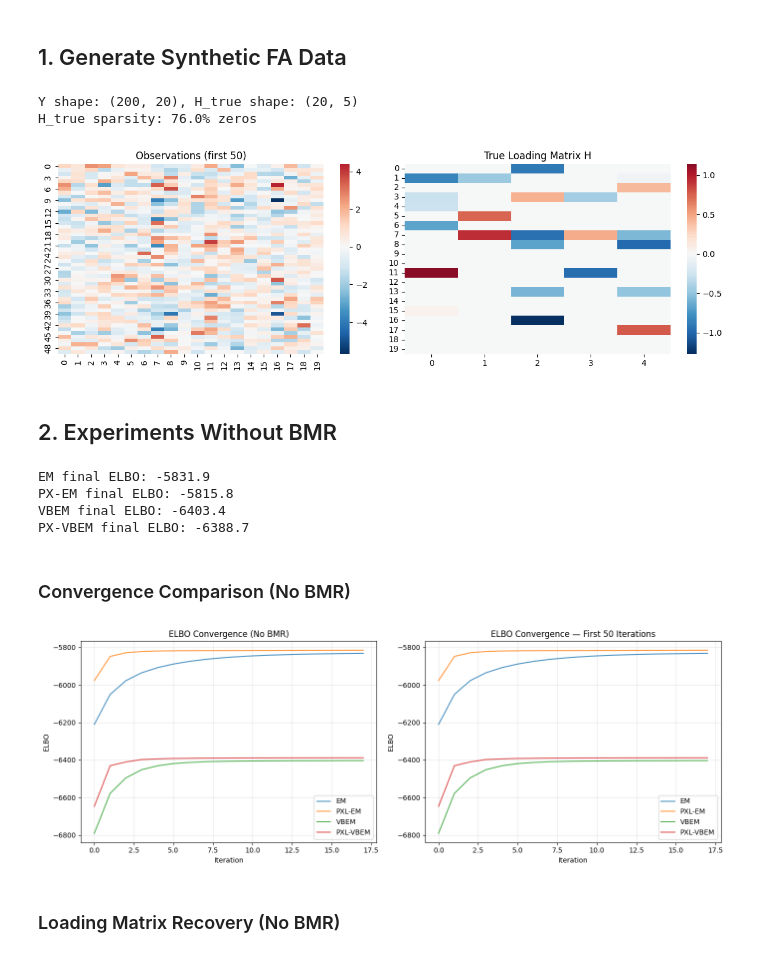
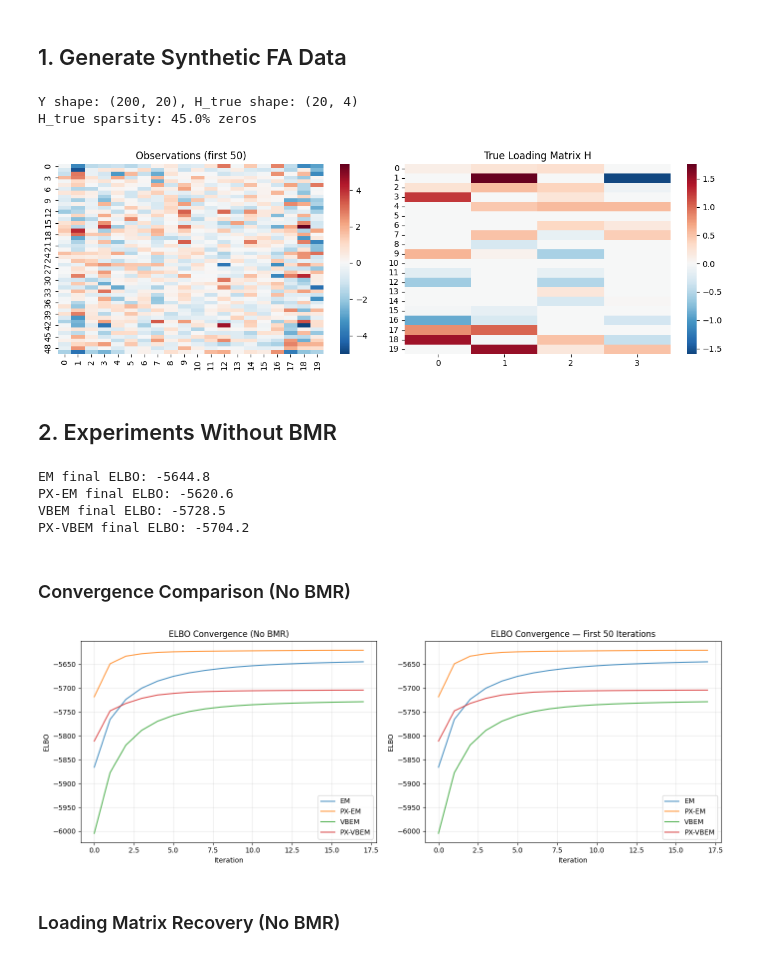
Before and after one commit to dimarkov/sppcax, a Jupyter notebook: examples/test_px_em_fa.ipynb, the cells around one changed output. Saved outputs shown, nothing was run; the diff lists cells and outputs as text; code cells hidden in the pictures.

```diff
--- a/examples/test_px_em_fa.ipynb
+++ b/examples/test_px_em_fa.ipynb
@@ -51,38 +51,39 @@ If the optimization does not reduce the loss, $\mathbf{R}$ falls back to identit
 # %%
 # Data dimensions
 N = 200   # observations
 D = 20    # features
-K = 5     # latent components
+K = 4     # latent components
 
-key = jr.PRNGKey(42)
+key = jr.PRNGKey(137)
 
 # True sparse loading matrix
 key, k1, k2 = jr.split(key, 3)
-H_true = jr.normal(k1, (D, K)) * jr.bernoulli(k2, p=0.3, shape=(D, K))
+H_true = jr.normal(k1, (D, K)) * jr.bernoulli(k2, p=0.5, shape=(D, K))
 
 # True diagonal noise covariance
 key, k1 = jr.split(key)
 R_true_diag = jr.uniform(k1, (D,), minval=0.3, maxval=1.0)
+H_true = R_true_diag[..., None] * H_true
 
 # Generate data: z ~ N(0, I), x = H z + noise
 key, k1, k2 = jr.split(key, 3)
 Z_true = jr.normal(k1, (N, K))
 noise = jr.normal(k2, (N, D)) * jnp.sqrt(R_true_diag)
 Y = Z_true @ H_true.T + noise
 
 print(f"Y shape: {Y.shape}, H_true shape: {H_true.shape}")
 print(f"H_true sparsity: {jnp.isclose(H_true, 0.).mean():.1%} zeros")
 
 fig, axes = plt.subplots(1, 2, figsize=(12, 4))
 sns.heatmap(Y[:50], ax=axes[0], cmap='RdBu_r', center=0)
 axes[0].set_title('Observations (first 50)')
 sns.heatmap(H_true, ax=axes[1], cmap='RdBu_r', center=0, annot=False)
 axes[1].set_title('True Loading Matrix H')
 plt.tight_layout()
 # %% [output]
-Y shape: (200, 20), H_true shape: (20, 5)
-H_true sparsity: 76.0% zeros
+Y shape: (200, 20), H_true shape: (20, 4)
+H_true sparsity: 45.0% zeros
-[figure, old version]
+[figure, new version]
 # %% [markdown]
 ## 2. Experiments Without BMR
 # %%
@@ -97,7 +98,7 @@ params_em, elbos_em = model1.fit_em(params_init, props, Y, k2, num_iters=NUM_ITE
 print(f"EM final ELBO: {elbos_em[-1]:.1f}")
 
 # --- PX-EM ---
-model2 = BFA(2 * K, D, use_px=True, has_ard=use_ard)
+model2 = BFA(2 * K, D, has_ard=use_ard, use_px=True)
 key, k1, k2 = jr.split(key, 3)
 params_pxl, elbos_pxl = model2.fit_em(params_init, props, Y, k2, num_iters=NUM_ITERS)
 print(f"PX-EM final ELBO: {elbos_pxl[-1]:.1f}")
@@ -110,15 +111,15 @@ params_vbem, elbos_vbem = model1.fit_vbem(params_vbem_init, props_vbem, Y, k2, n
 print(f"VBEM final ELBO: {elbos_vbem[-1]:.1f}")
 
 # --- PX-VBEM ---
-model2 = BFA(2 * K, D, use_px=True, has_ard=use_ard)
+model2 = BFA(2 * K, D, has_ard=use_ard, use_px=True)
 key, k1, k2 = jr.split(key, 3)
 params_pxl_vb, elbos_pxl_vb = model2.fit_vbem(params_vbem_init, props_vbem, Y, k2, num_iters=NUM_ITERS)
 print(f"PX-VBEM final ELBO: {elbos_pxl_vb[-1]:.1f}")
 # %% [output]
-EM final ELBO: -5831.9
-PX-EM final ELBO: -5815.8
-VBEM final ELBO: -6403.4
-PX-VBEM final ELBO: -6388.7
+EM final ELBO: -5644.8
+PX-EM final ELBO: -5620.6
+VBEM final ELBO: -5728.5
+PX-VBEM final ELBO: -5704.2
 # %% [markdown]
 ### Convergence Comparison (No BMR)
 # %%
@@ -127,9 +128,9 @@ fig, axes = plt.subplots(1, 2, figsize=(14, 5))
 # ELBO convergence
 ax = axes[0]
 ax.plot(elbos_em[1:], label='EM', alpha=0.8)
-ax.plot(elbos_pxl[1:], label='PXL-EM', alpha=0.8)
+ax.plot(elbos_pxl[1:], label='PX-EM', alpha=0.8)
 ax.plot(elbos_vbem[1:], label='VBEM', alpha=0.8)
-ax.plot(elbos_pxl_vb[1:], label='PXL-VBEM', alpha=0.8)
+ax.plot(elbos_pxl_vb[1:], label='PX-VBEM', alpha=0.8)
 ax.set_xlabel('Iteration')
 ax.set_ylabel('ELBO')
 ax.set_title('ELBO Convergence (No BMR)')
@@ -139,9 +140,9 @@ ax.grid(True, alpha=0.3)
 # Zoomed view of first 50 iterations
 ax = axes[1]
 ax.plot(elbos_em[1:50], label='EM', alpha=0.8)
-ax.plot(elbos_pxl[1:50], label='PXL-EM', alpha=0.8)
+ax.plot(elbos_pxl[1:50], label='PX-EM', alpha=0.8)
 ax.plot(elbos_vbem[1:50], label='VBEM', alpha=0.8)
-ax.plot(elbos_pxl_vb[1:50], label='PXL-VBEM', alpha=0.8)
+ax.plot(elbos_pxl_vb[1:50], label='PX-VBEM', alpha=0.8)
 ax.set_xlabel('Iteration')
 ax.set_ylabel('ELBO')
 ax.set_title('ELBO Convergence — First 50 Iterations')
@@ -150,7 +151,7 @@ ax.grid(True, alpha=0.3)
 
 plt.tight_layout()
 # %% [output]
-[figure, old version]
+[figure, new version]
 # %% [markdown]
 ### Loading Matrix Recovery (No BMR)
 # %%
```
Also changed, not shown: parts of 6 cells of this notebook, 10 other files.
